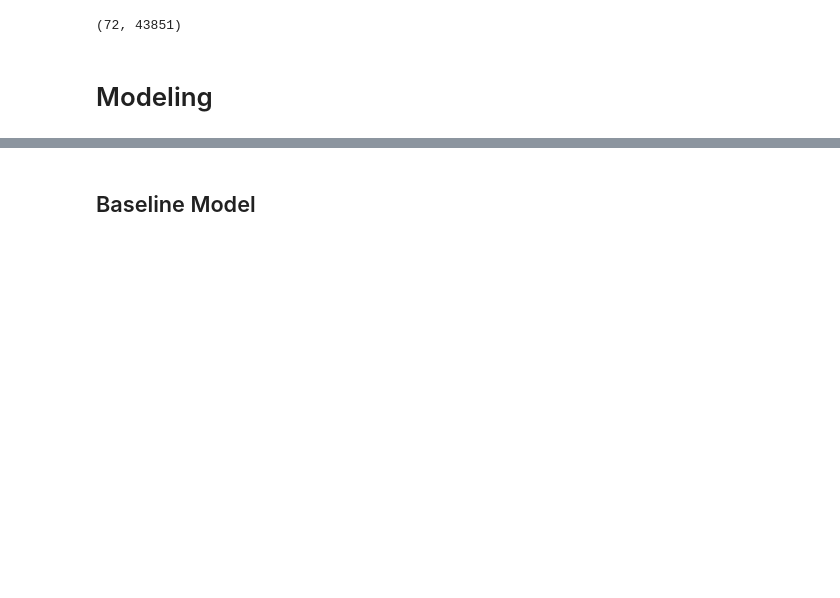
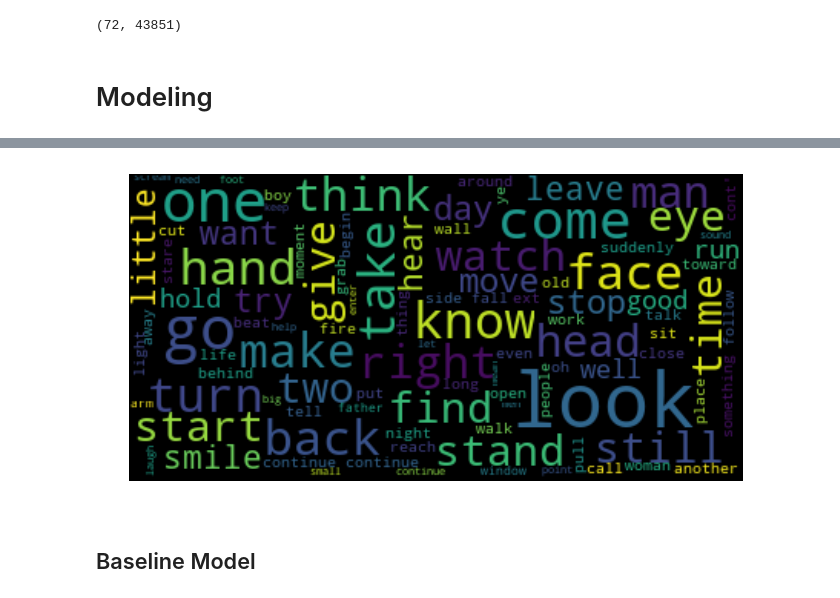
Before and after one commit to Yee-Brian21/Movie-scripts-classifier, a Jupyter notebook: Notebooks/Script-Models.ipynb, the cells around one changed output, grey strips where cells are left out. Cells and saved outputs as stored; diff of their text form; code cells hidden in the pictures; blank space fills up the shorter version.

```diff
--- a/Notebooks/Script-Models.ipynb
+++ b/Notebooks/Script-Models.ipynb
@@ -274,3 +297,7 @@ from sklearn.metrics import accuracy_score, precision_score, recall_score, f1_sc
+# %%
+wordcloud1(text_fantasy)
+# %% [output]
+[figure, added]
 # %%
 # define functions to print outputs from each model
 # %%
```
Also changed, not shown: parts of 13 cells of this notebook.
